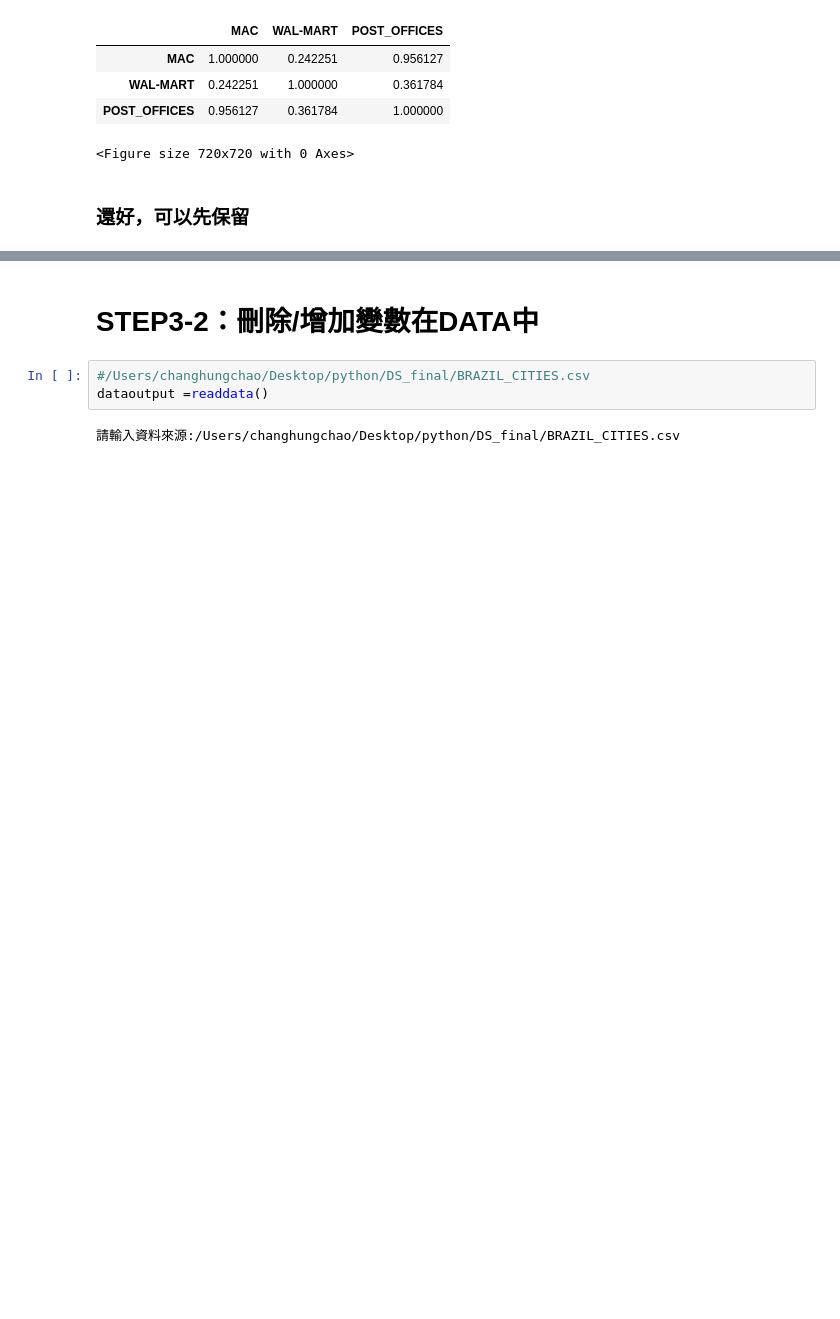
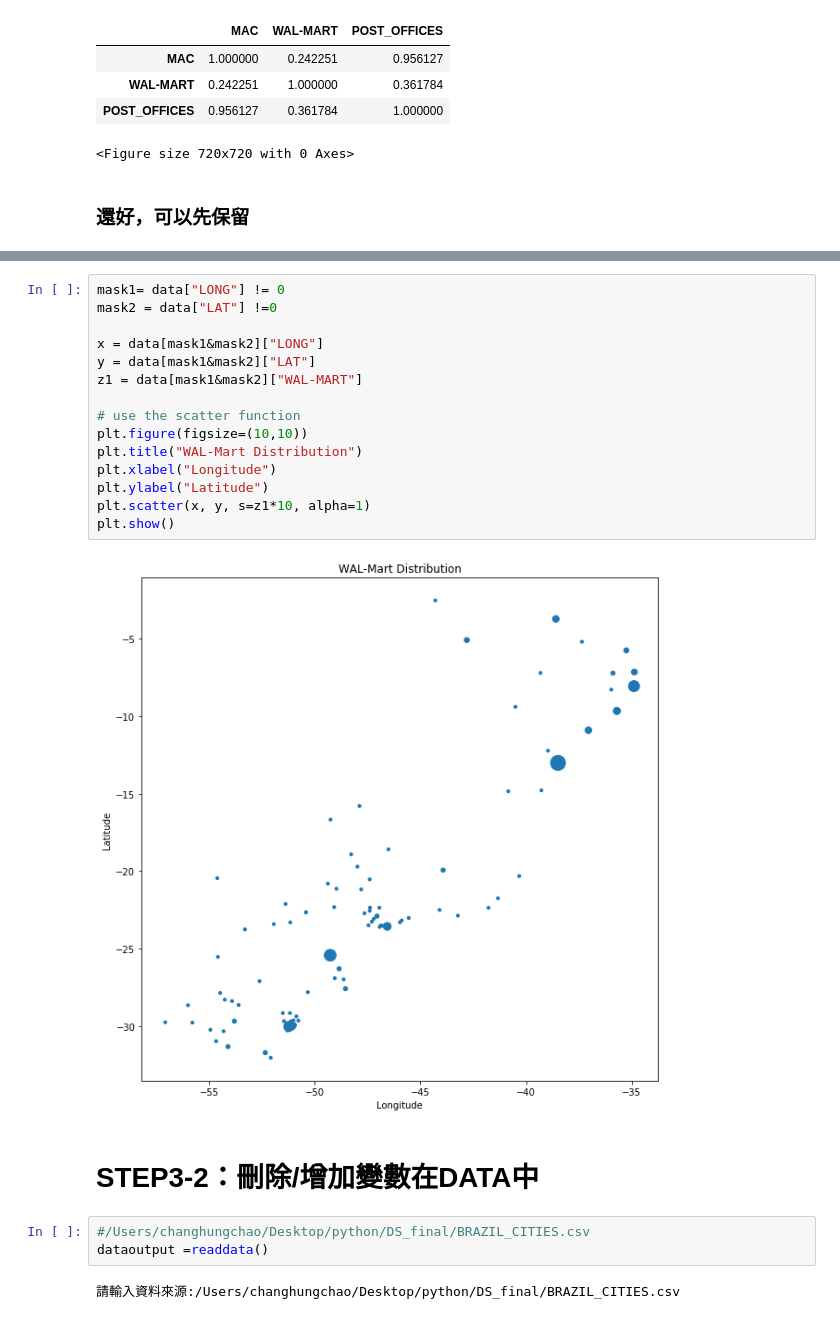
Before and after one commit to 1072-datascience/finalproject-ds_fadatsai, a Jupyter notebook: code/DF_final_showcode.ipynb, the cells around one changed output, grey strips where cells are left out. Drawn from its saved outputs; the diff is of its cells as text; blank space fills up the shorter version.

```diff
--- a/code/DF_final_showcode.ipynb
+++ b/code/DF_final_showcode.ipynb
@@ -261,3 +295,20 @@ data.iloc[:,78:].corr()
+# %%
+mask1= data["LONG"] != 0
+mask2 = data["LAT"] !=0
+
+x = data[mask1&mask2]["LONG"]
+y = data[mask1&mask2]["LAT"]
+z1 = data[mask1&mask2]["WAL-MART"]
+
+# use the scatter function
+plt.figure(figsize=(10,10))
+plt.title("WAL-Mart Distribution")
+plt.xlabel("Longitude")
+plt.ylabel("Latitude")
+plt.scatter(x, y, s=z1*10, alpha=1)
+plt.show()
+# %% [output]
+[figure, added]
 # %% [markdown]
 # STEP3-2：刪除/增加變數在DATA中
 # %%
```
Also changed, not shown: parts of 2 cells of this notebook.
